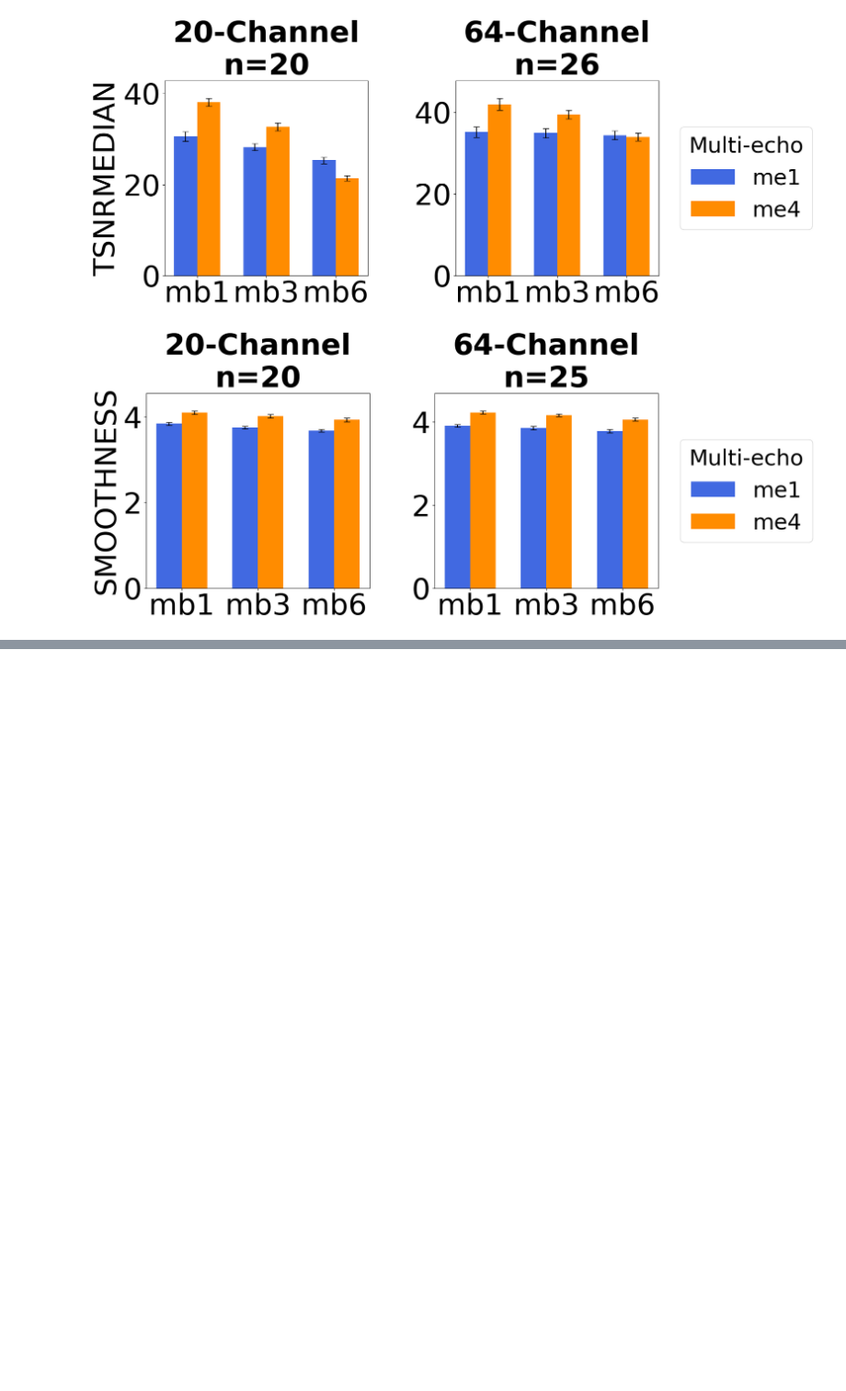
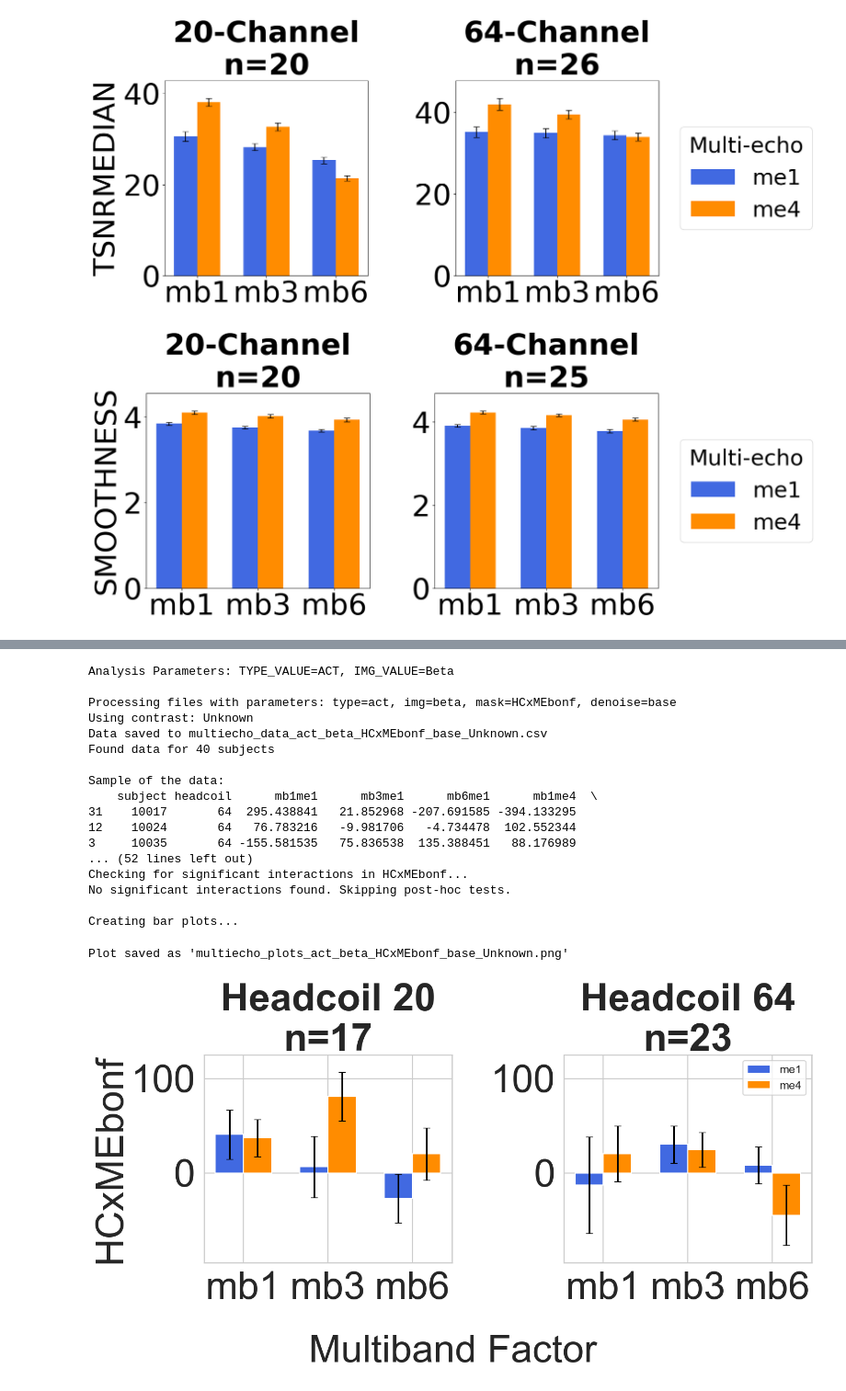
Before and after one commit to DVS-Lab/multiecho-pilot, a Jupyter notebook: code/plot_figures.ipynb, the cells around one changed output, grey strips where cells are left out. Shown at 92% size. Drawn from its saved outputs; the diff is of its cells as text; code cells hidden in the pictures; blank space fills up the shorter version.

```diff
--- a/code/plot_figures.ipynb
+++ b/code/plot_figures.ipynb
@@ -624,0 +701,29 @@ results = run_analysis(TYPE_VALUE, IMG_VALUE, MASK_VALUES, DENOISE_VALUE)
+# %%
+# LME
+TYPE_VALUE = "act" # "act" "ppi_seed-VS_thr5"
+IMG_VALUE = "beta" # "tsnr" "beta" "zstat"
+MASK_VALUES = ["HCxMEbonf"] # "VSconstrained", "VMPFC", "rFFA", "bilateralMotor", "bilateralCerebellum"
+DENOISE_VALUE = "base" # "base" "tedana"
+
+# Run the analysis with the new parameters
+results = run_analysis(TYPE_VALUE, IMG_VALUE, MASK_VALUES, DENOISE_VALUE)
+# %% [output]
+Analysis Parameters: TYPE_VALUE=ACT, IMG_VALUE=Beta
+
+Processing files with parameters: type=act, img=beta, mask=HCxMEbonf, denoise=base
+Using contrast: Unknown
+Data saved to multiecho_data_act_beta_HCxMEbonf_base_Unknown.csv
+Found data for 40 subjects
+
+Sample of the data:
+    subject headcoil      mb1me1      mb3me1      mb6me1      mb1me4  \
+31    10017       64  295.438841   21.852968 -207.691585 -394.133295
+12    10024       64   76.783216   -9.981706   -4.734478  102.552344
+3     10035       64 -155.581535   75.836538  135.388451   88.176989
+... (52 lines left out)
+Checking for significant interactions in HCxMEbonf...
+No significant interactions found. Skipping post-hoc tests.
+
+Creating bar plots...
+Plot saved as 'multiecho_plots_act_beta_HCxMEbonf_base_Unknown.png'
+[figure, added]
```
Also changed, not shown: parts of 6 cells of this notebook, 6 other files.
